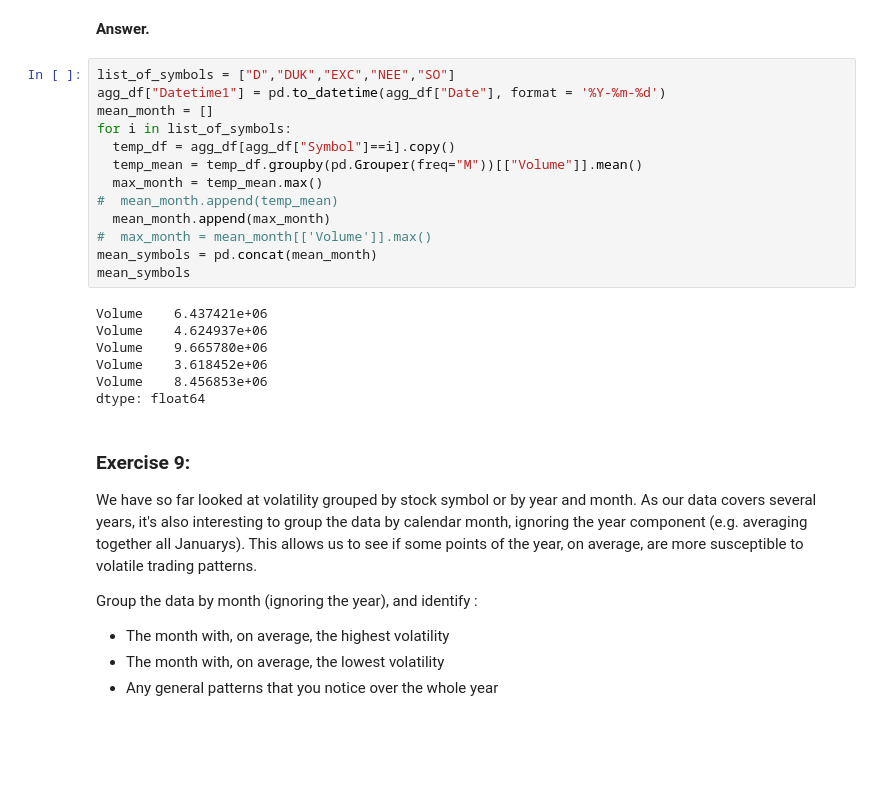
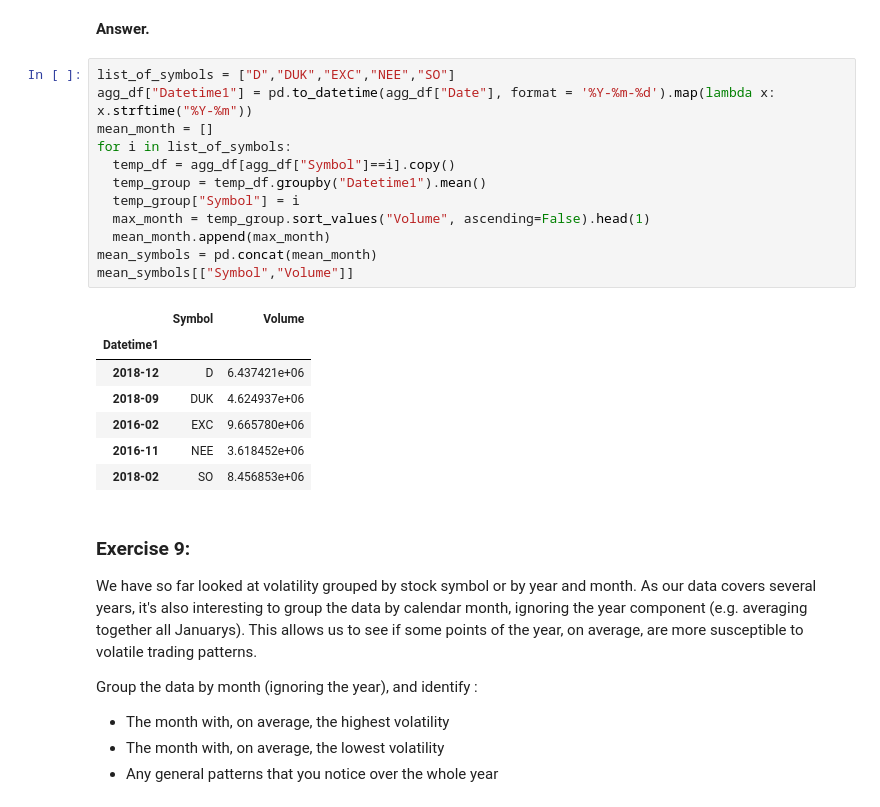
Before and after one commit to jjduartes/DS4A, a Jupyter notebook: case_1_2_student.ipynb, the cells around one changed output. Cells and saved outputs as stored; diff of their text form; blank space fills up the shorter version.

```diff
--- a/case_1_2_student.ipynb
+++ b/case_1_2_student.ipynb
@@ -775,24 +775,24 @@ Write a script to find and print the month that has the highest average daily tr
 **Answer.**
 # %%
 list_of_symbols = ["D","DUK","EXC","NEE","SO"]
-agg_df["Datetime1"] = pd.to_datetime(agg_df["Date"], format = '%Y-%m-%d')
+agg_df["Datetime1"] = pd.to_datetime(agg_df["Date"], format = '%Y-%m-%d').map(lambda x: x.strftime("%Y-%m"))
 mean_month = []
 for i in list_of_symbols:
   temp_df = agg_df[agg_df["Symbol"]==i].copy()
-  temp_mean = temp_df.groupby(pd.Grouper(freq="M"))[["Volume"]].mean()
-  max_month = temp_mean.max()
-#  mean_month.append(temp_mean)
+  temp_group = temp_df.groupby("Datetime1").mean()
+  temp_group["Symbol"] = i
+  max_month = temp_group.sort_values("Volume", ascending=False).head(1)
   mean_month.append(max_month)
-#  max_month = mean_month[['Volume']].max()
 mean_symbols = pd.concat(mean_month)
-mean_symbols
+mean_symbols[["Symbol","Volume"]]
 # %% [output]
-Volume    6.437421e+06
-Volume    4.624937e+06
-Volume    9.665780e+06
-Volume    3.618452e+06
-Volume    8.456853e+06
-dtype: float64
+|  | Symbol | Volume |
+| Datetime1 |  |  |
+| 2018-12 | D | 6.437421e+06 |
+| 2018-09 | DUK | 4.624937e+06 |
+| 2016-02 | EXC | 9.665780e+06 |
+| 2016-11 | NEE | 3.618452e+06 |
+| 2018-02 | SO | 8.456853e+06 |
 # %% [markdown]
 ### Exercise 9:
 
```
Also changed, not shown: parts of 2 cells of this notebook.
